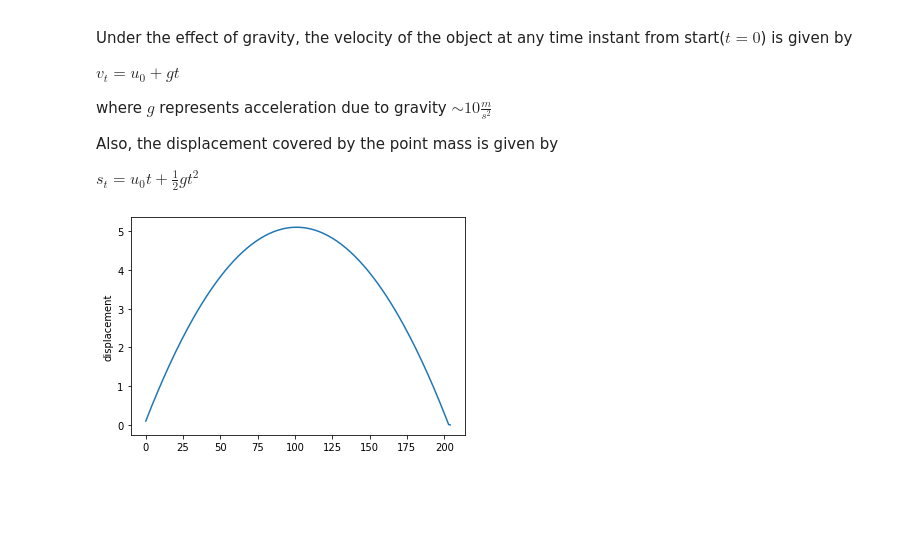
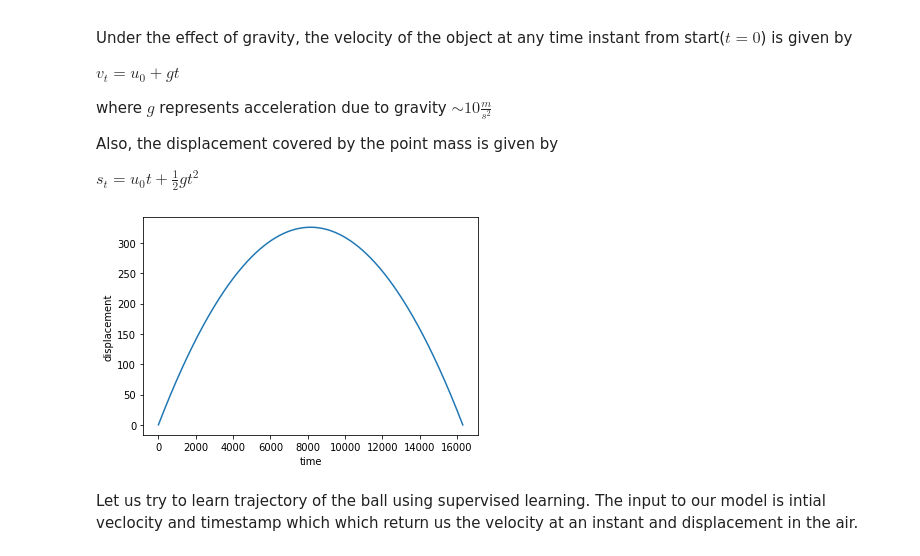
Before and after one commit to srinath2022/physics-based-DL, a Jupyter notebook: toyexample.ipynb, the cells around one changed output. Cells and saved outputs as stored; diff of their text form; code cells hidden in the pictures; blank space fills up the shorter version.

```diff
--- a/toyexample.ipynb
+++ b/toyexample.ipynb
@@ -19,29 +26,31 @@ import matplotlib.pyplot as plt
 # %%
-## mks units
-u_int = 10
+# Prediction of path using physics alone without any external variables
+#inital velocity
+u_int = 79.9
+# acceleration due to gravity
 a = -9.8
-throw_flag = False
-dt = 0.01
-t = 0
+dt = 0.001
+t = dt
 vert_disp = []
 v = u_int + a* dt
 ds = (v**2 - u_int**2)/(2*a)
-s =ds
+s = ds
 vert_disp.append(s)
 u_int = v
+data_pair = []
 while( s > 0):
   v = u_int + a* dt
   ds = (v**2 - u_int**2)/(2*a)
   s+= ds
   t = t + dt
-  if(s <= 0):
-    s = 0
   vert_disp.append(s)
   u_int = v
+
 
 # Plot the displacement
 plt.plot(vert_disp)
 plt.ylabel('displacement')
+plt.xlabel('time')
 plt.show()
 # %% [output]
-[figure, old version]
+[figure, new version]
@@ -53,0 +90,2 @@ plt.show()
+# %% [markdown]
+Let us try to learn trajectory of the ball using supervised learning. The input to our model is intial veclocity and timestamp which which return us the velocity at an instant and displacement in the air.
```
Also changed, not shown: parts of 7 cells of this notebook.
